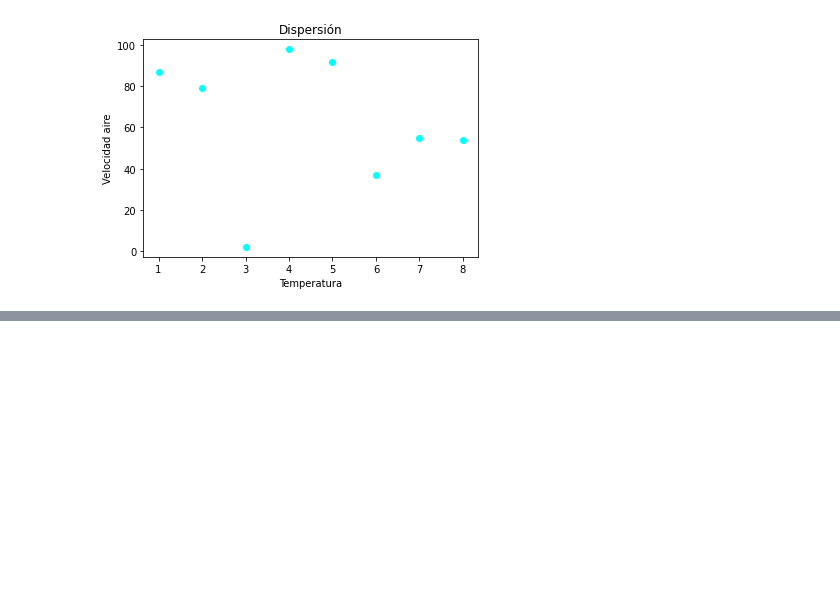
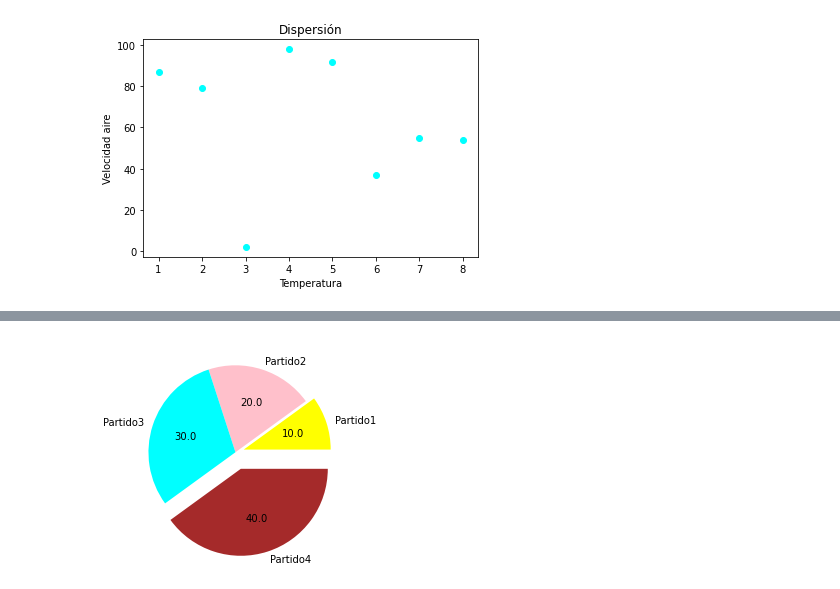
Before and after one commit to jsanz81/Bootcamp_Abril2023, a Jupyter notebook: Algebra_Lineal/matplotlib.ipynb, the cells around one changed output, grey strips where cells are left out. Drawn from its saved outputs; the diff is of its cells as text; code cells hidden in the pictures; blank space fills up the shorter version.

```diff
--- a/Algebra_Lineal/matplotlib.ipynb
+++ b/Algebra_Lineal/matplotlib.ipynb
@@ -126,0 +136,7 @@ plt.ylabel('Velocidad aire');
+# %%
+partidos=["Partido1","Partido2","Partido3","Partido4"]
+votos=[10,20,30,40]
+explode=(0.1,0,0,0.2) ## Para sacar algún sector
+plt.pie(votos,labels=partidos,explode=explode,autopct="%1.1f",colors=["yellow","pink","cyan","brown"]);
+# %% [output]
+[figure, added]
```
Also changed, not shown: parts of 8 cells of this notebook.
